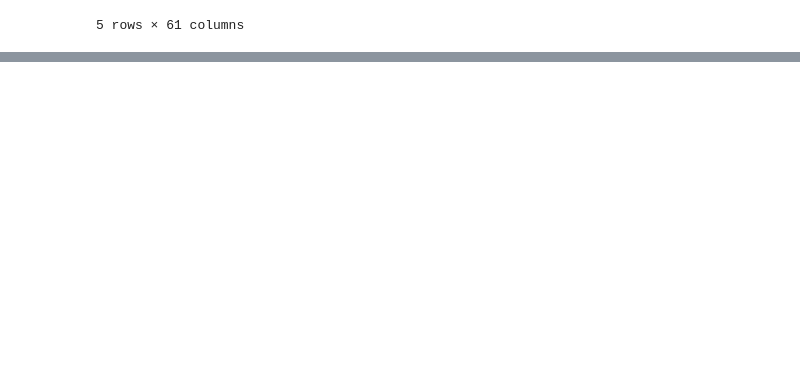
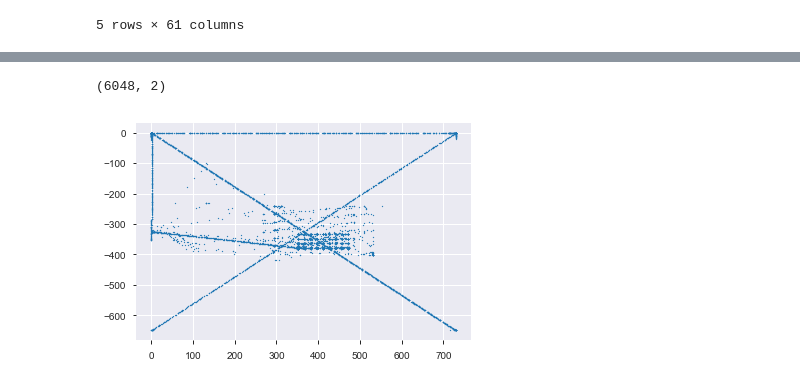
Before and after one commit to Xavubil/master_project_machine_learning, a Jupyter notebook: data_exploration/01-file_parsing - Kopie.ipynb, the cells around one changed output, grey strips where cells are left out. Saved outputs shown, nothing was run; the diff lists cells and outputs as text; code cells hidden in the pictures; blank space fills up the shorter version.

Commit message:
Matching positiondata by binning & grouping timeStamps

```diff
--- a/data_exploration/01-file_parsing - Kopie.ipynb
+++ b/data_exploration/01-file_parsing - Kopie.ipynb
@@ -66,0 +91,12 @@ df5 = pd.read_json("values_mdb-export.json",orient="records", lines=True)
+# %%
+stellen = 2 # wie viele stellen sollen abgeschnitten werden
+dfXBinned = dfX
+dfYBinned = dfY
+dfXBinned['timeStamp'] = dfXBinned['timeStamp'].apply(lambda x: int(x)-(int(x)%(10**stellen)))
+dfYBinned['timeStamp'] = dfYBinned['timeStamp'].apply(lambda x: int(x)-(int(x)%(10**stellen)))
+# %%
+print(dfXBinned.shape)
+dfXgrp = dfXBinned.groupby(by="timeStamp").mean()
+dfXgrp.rename(columns={"value":"X"}, inplace = True)
+print(dfXgrp.shape)
+dfXgrp.head()
@@ -66,0 +113,6 @@ df5 = pd.read_json("values_mdb-export.json",orient="records", lines=True)
+# %%
+print(dfYBinned.shape)
+dfYgrp = dfYBinned.groupby(by="timeStamp").mean()
+dfYgrp.rename(columns={"value":"Y"}, inplace=True)
+print(dfYgrp.shape)
+dfYgrp.head()
@@ -66,0 +129,10 @@ df5 = pd.read_json("values_mdb-export.json",orient="records", lines=True)
+# %%
+joined = dfXgrp.join(dfYgrp, how='inner')
+print(joined.shape)
+# %% [output]
+(6048, 2)
+# %%
+plt.scatter(joined["X"],joined['Y'], s=1.0)
+plt.show()
+# %% [output]
+[figure, added]
```
Also changed, not shown: parts of 7 cells of this notebook.
